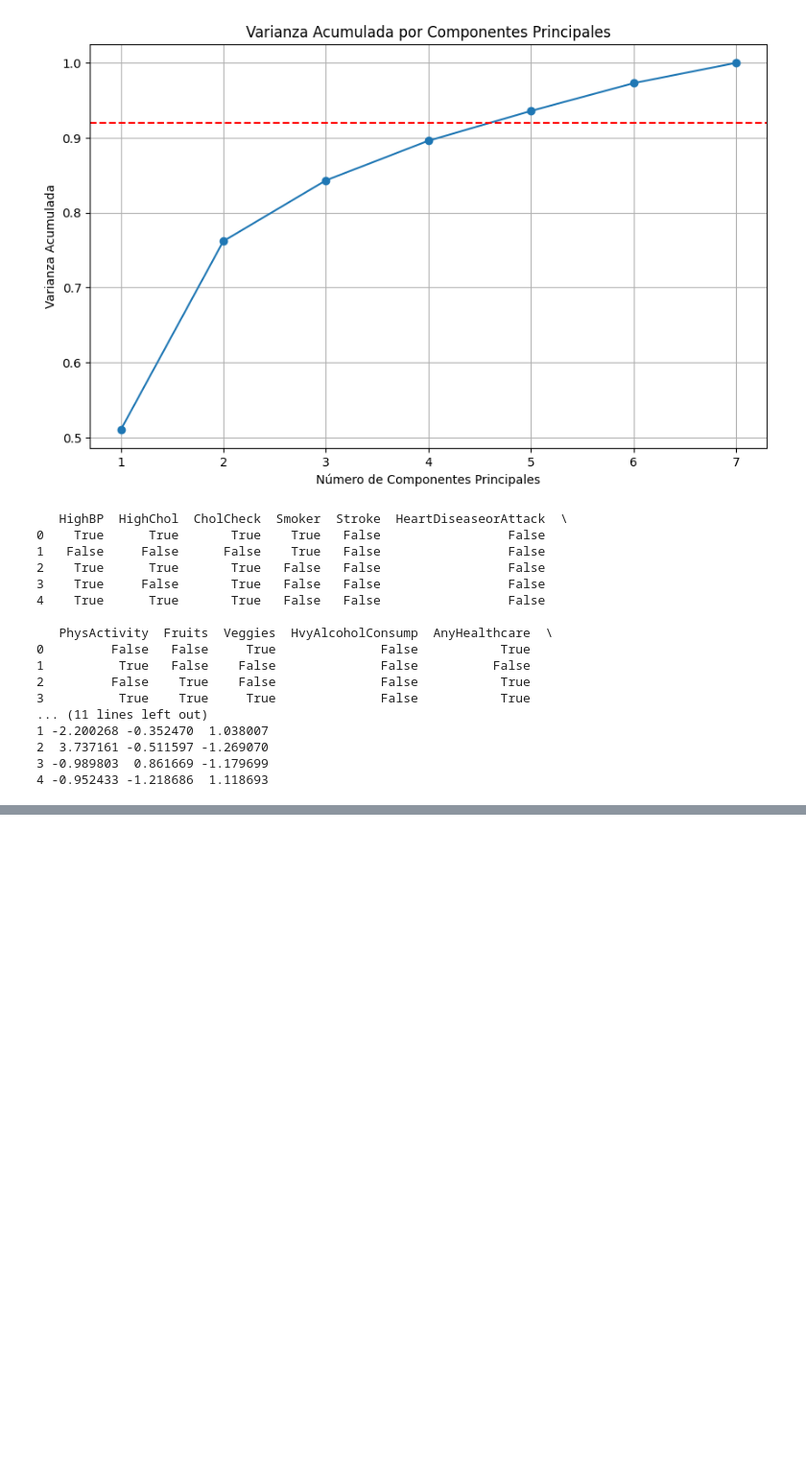
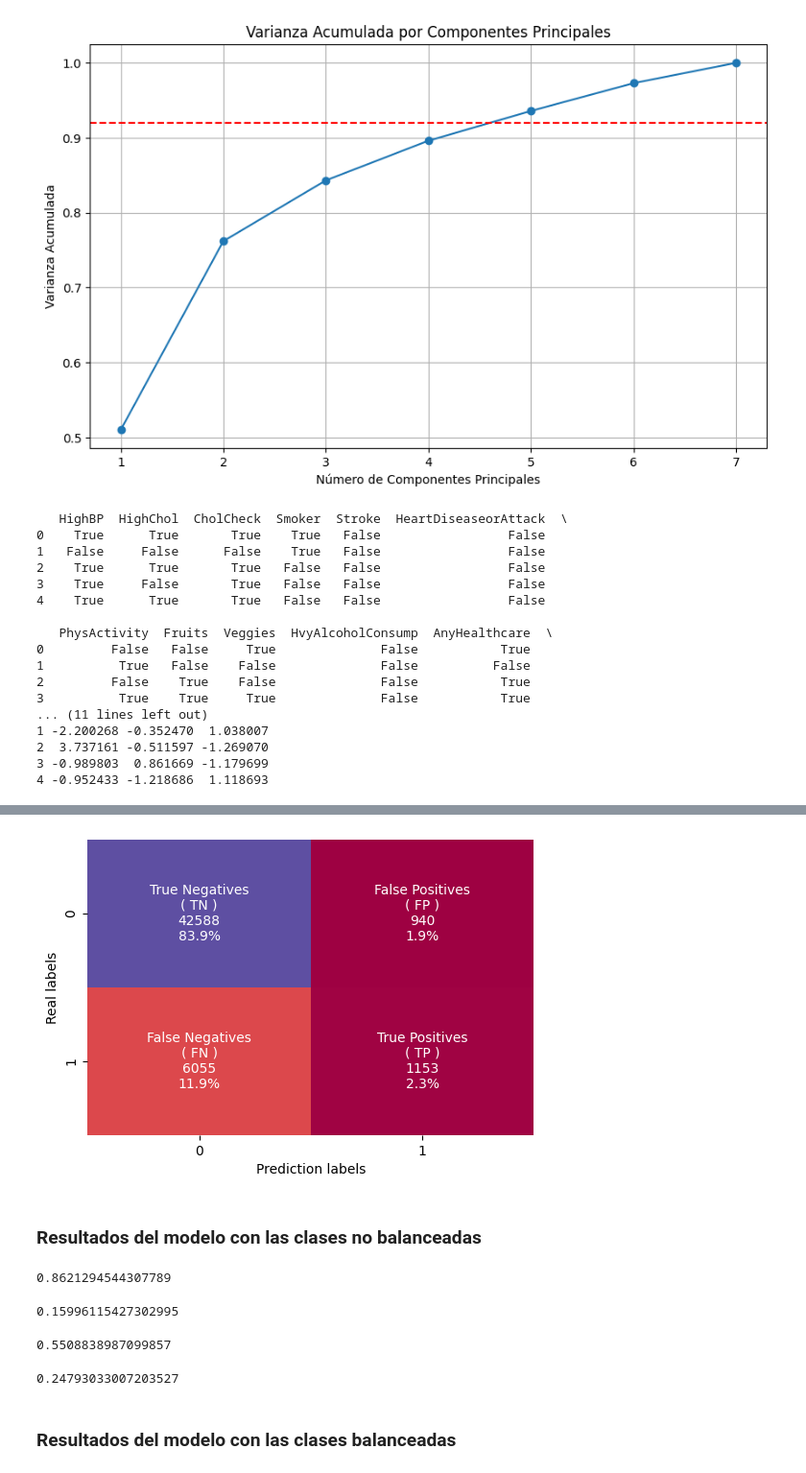
Before and after one commit to a-bautista/mlops_basics, a Jupyter notebook: MLOps_Fase1.ipynb, the cells around one changed output, grey strips where cells are left out. Shown at 96% size. Cells and saved outputs as stored; diff of their text form; code cells hidden in the pictures; blank space fills up the shorter version.

```diff
--- a/MLOps_Fase1.ipynb
+++ b/MLOps_Fase1.ipynb
@@ -533,0 +594,17 @@ print(final_df.head())
+# %%
+def mi_cm(yreal, ypred):
+
+  cm = confusion_matrix(yreal, ypred)
+
+  text = ['True Negatives','False Positives','False Negatives','True Positives']
+  vf = [ '( TN )', '( FP )', '( FN )', '( TP )']
+  freq = ["{0:0.0f}".format(value) for value in cm.flatten()]
+  percent = ["{0:.1%}".format(value) for value in cm.flatten()/np.sum(cm)]
+
+  labels = [f"{v1}\n{v2}\n{v3}\n{v4}" for v1, v2, v3, v4 in zip(text,vf, freq,percent)]
+  labels = np.asarray(labels).reshape(2,2)
+
+  plt.figure(figsize=(6,4))
+  ax = sns.heatmap(cm, annot=labels, fmt='', cmap='Spectral', cbar=False)
+  ax.set(ylabel="Real labels", xlabel="Prediction labels")
+  plt.show()
@@ -533,0 +636,2 @@ print(final_df.head())
+# %%
+X_train, X_val, y_train, y_val = train_test_split(df_converted.drop('Diabetes_binary', axis='columns'), df_converted['Diabetes_binary'], train_size=0.80, random_state=10)
@@ -533,0 +663,28 @@ print(final_df.head())
+# %%
+modelo = LogisticRegression().fit(X_train, y_train)
+# %%
+predictions = modelo.predict(X_val)
+# %%
+mi_cm(y_val, predictions)
+# %% [output]
+[figure, added]
+# %% [markdown]
+### Resultados del modelo con las clases no balanceadas
+# %%
+print(my_accuracy(y_val, predictions))
+# %% [output]
+0.8621294544307789
+# %%
+print(my_recall(y_val, predictions))
+# %% [output]
+0.15996115427302995
+# %%
+print(my_precision(y_val, predictions))
+# %% [output]
+0.5508838987099857
+# %%
+print(my_f1_score(y_val, predictions))
+# %% [output]
+0.24793033007203527
+# %% [markdown]
+### Resultados del modelo con las clases balanceadas
```
Also changed, not shown: parts of 26 cells of this notebook, 1 other file.
